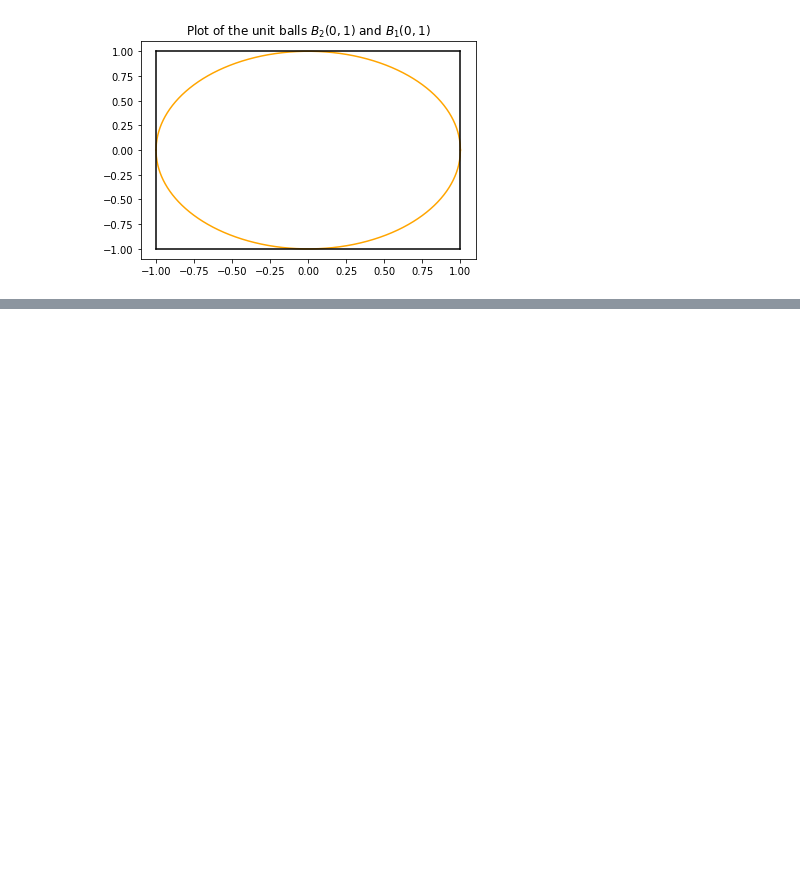
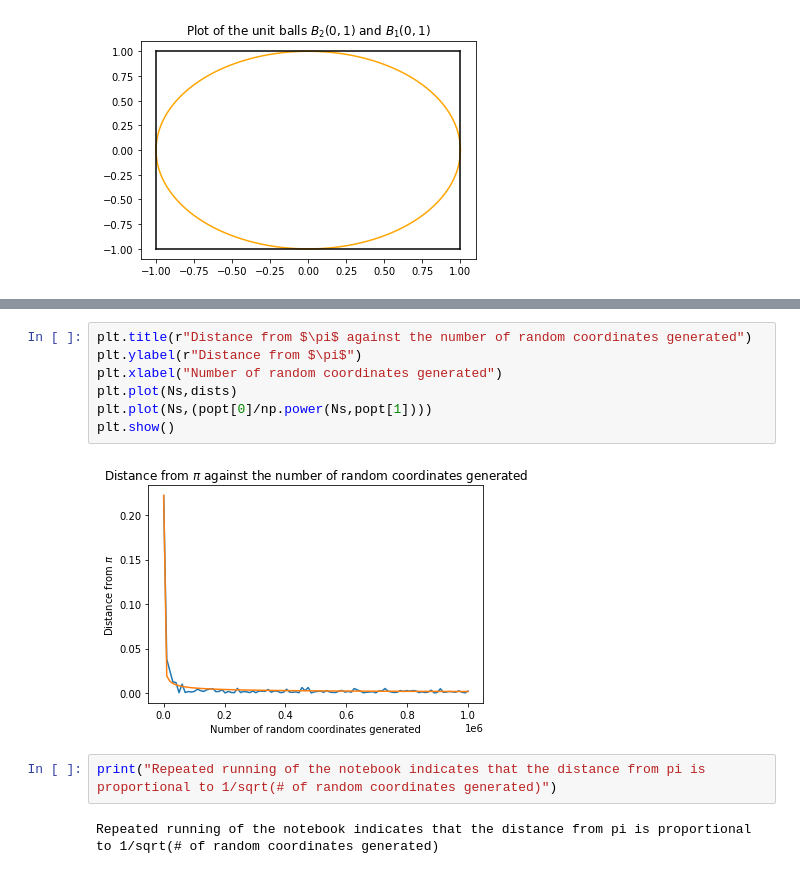
Before and after one commit to rushilg99/Bayesian-Stats, a Jupyter notebook: piApproximation.ipynb, the cells around one changed output, grey strips where cells are left out. Saved outputs shown, nothing was run; the diff lists cells and outputs as text; blank space fills up the shorter version.

```diff
--- a/piApproximation.ipynb
+++ b/piApproximation.ipynb
@@ -56,0 +90,13 @@ N | 4*#circle/#square | Distance from pi
+# %%
+plt.title(r"Distance from $\pi$ against the number of random coordinates generated")
+plt.ylabel(r"Distance from $\pi$")
+plt.xlabel("Number of random coordinates generated")
+plt.plot(Ns,dists)
+plt.plot(Ns,(popt[0]/np.power(Ns,popt[1])))
+plt.show()
+# %% [output]
+[figure, added]
+# %%
+print("Repeated running of the notebook indicates that the distance from pi is proportional to 1/sqrt(# of random coordinates generated)")
+# %% [output]
+Repeated running of the notebook indicates that the distance from pi is proportional to 1/sqrt(# of random coordinates generated)
```
Also changed, not shown: parts of 4 cells of this notebook.
